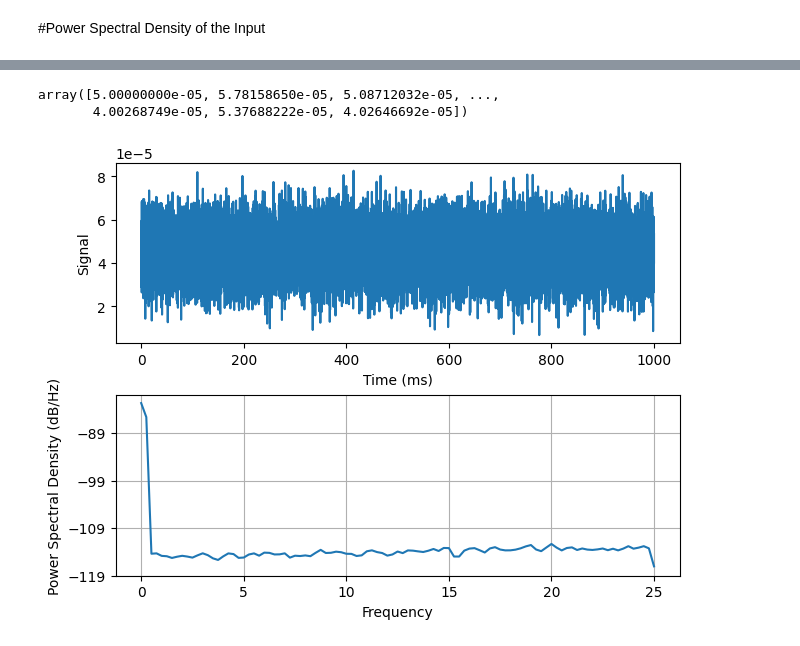
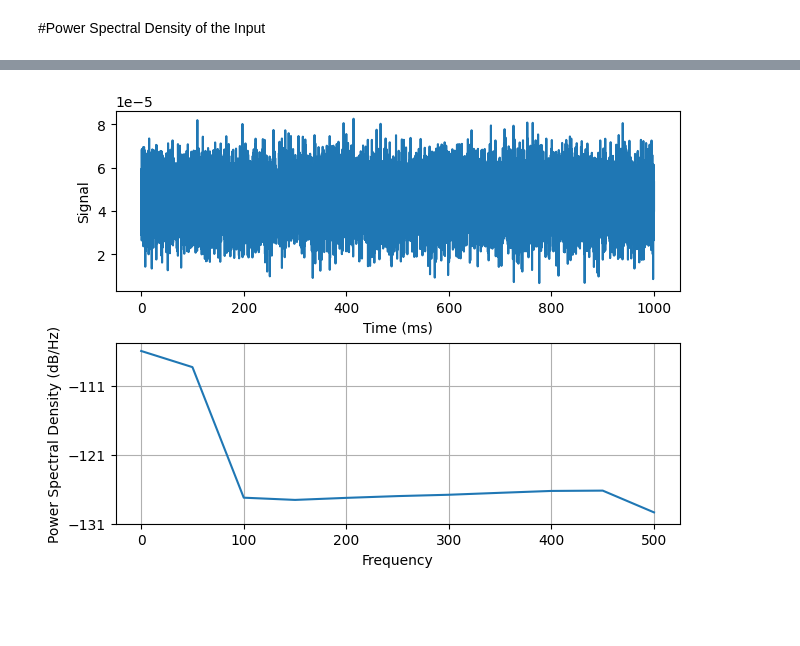
Before and after one commit to Nishant-codex/single_neuron_models, a Jupyter notebook: Morris_lecar.ipynb, the cells around one changed output, grey strips where cells are left out. Saved outputs shown, nothing was run; the diff lists cells and outputs as text; code cells hidden in the pictures; blank space fills up the shorter version.

```diff
--- a/Morris_lecar.ipynb
+++ b/Morris_lecar.ipynb
@@ -542,30 +616,25 @@ plt.show()
-# %%
-I.values[:,0]
-# %% [output]
-array([5.00000000e-05, 5.78158650e-05, 5.08712032e-05, ...,
-       4.00268749e-05, 5.37688222e-05, 4.02646692e-05])
 # %%
 input_current = get_noisy_current_OU(1000, 1./20*ms,50,45,  uA)
 
 
 import matplotlib.pyplot as plt
 import numpy as np
 
 import matplotlib.mlab as mlab
 
 # Fixing random state for reproducibility
 
 dt = 1/20
 t = np.arange(0, 1000, dt)
 # dat = loadmat_(path)
 I = input_current
 
 fig, (ax0, ax1) = plt.subplots(2, 1, layout='constrained')
 ax0.plot(t, I)
 ax0.set_xlabel('Time (ms)')
 ax0.set_ylabel('Signal')
-ax1.psd(I.values[:,0],200,50)
+ax1.psd(I.values[:,0],20,1000)
 
 plt.show()
 # %% [output]
-[figure, old version]
+[figure, new version]
```
Also changed, not shown: parts of 19 cells of this notebook, 1 other file.
